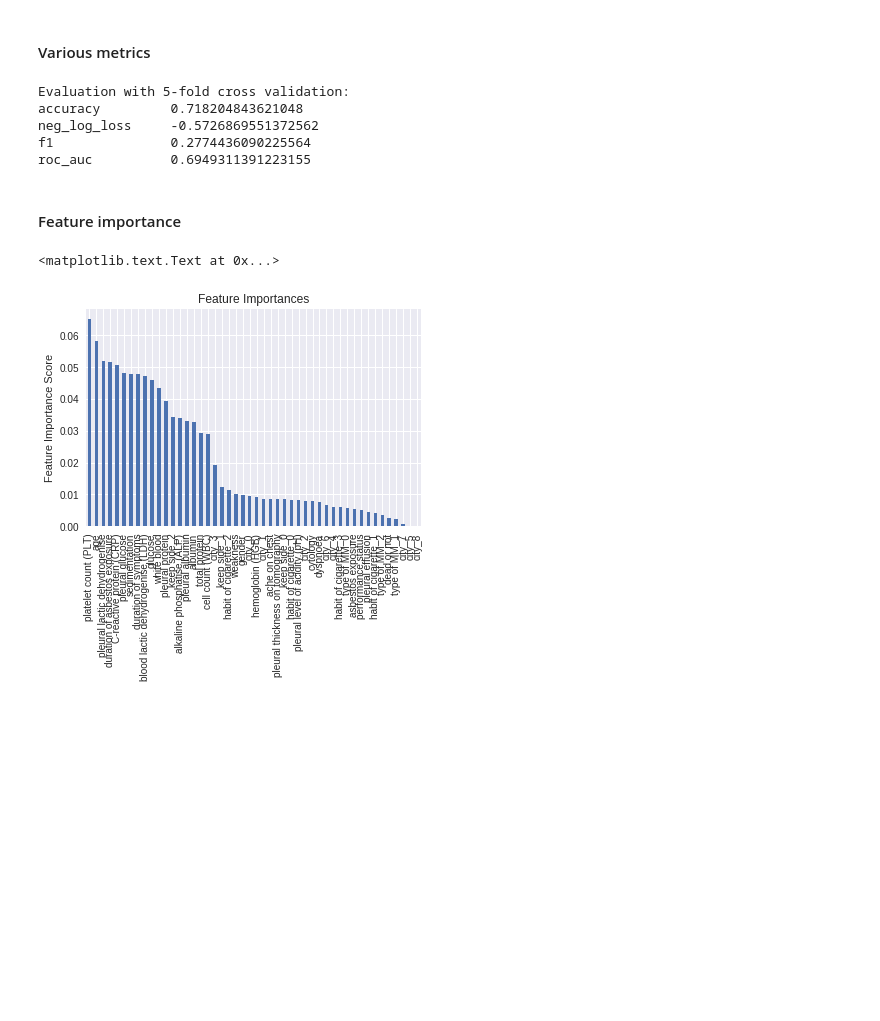
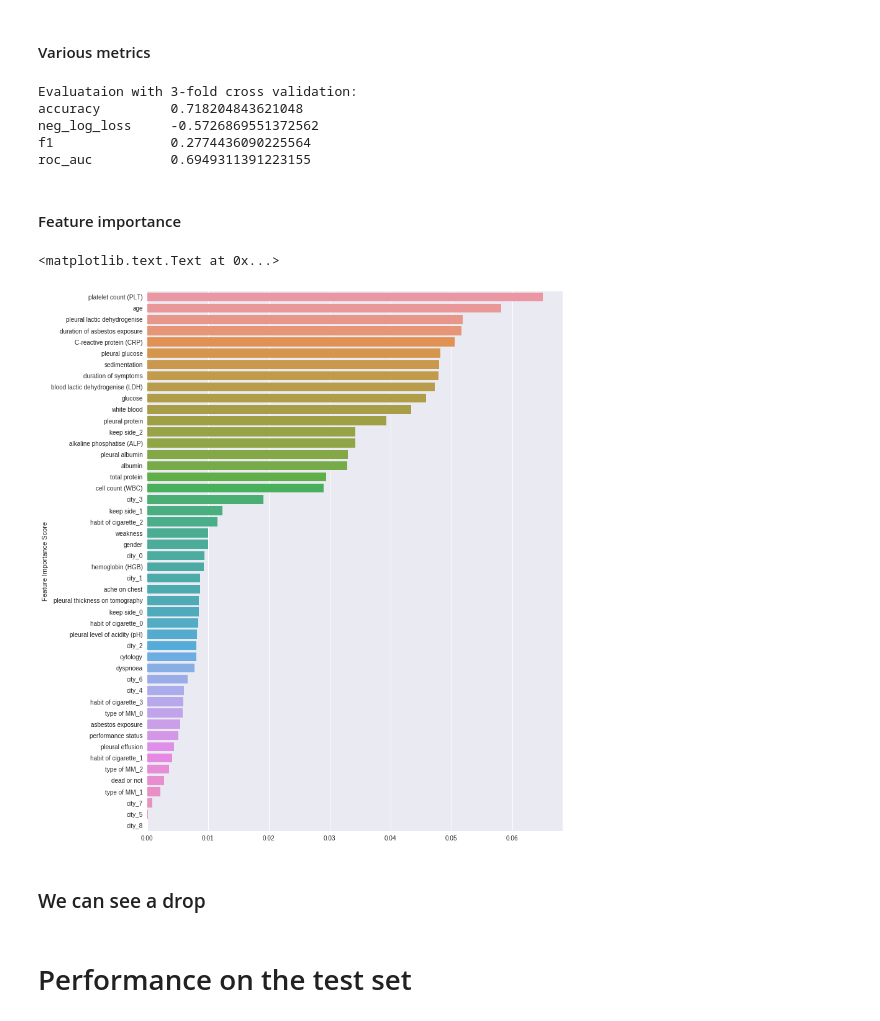
Before and after one commit to cheminfIBB/MM-diagnosis, a Jupyter notebook: random_forest_model.ipynb, the cells around one changed output. Cells and saved outputs as stored; diff of their text form; code cells hidden in the pictures; blank space fills up the shorter version.

```diff
--- a/random_forest_model.ipynb
+++ b/random_forest_model.ipynb
@@ -69,12 +72,12 @@ RandomForestClassifier(bootstrap=True, class_weight=None, criterion='gini',
 # %% [markdown]
 #### Various metrics
 # %%
-print('Evaluation with 5-fold cross validation:')
+print('Evaluataion with 3-fold cross validation:')
 for metric in ('accuracy', 'neg_log_loss', 'f1', 'roc_auc'):
     score = np.mean(cross_val_score(grid_model, X_train, y_train, scoring=metric, cv=5, n_jobs=-1))
     print('{:<10}\t {}'.format(metric, score))
 # %% [output]
-Evaluation with 5-fold cross validation:
+Evaluataion with 3-fold cross validation:
 accuracy         0.718204843621048
 neg_log_loss     -0.5726869551372562
 f1               0.2774436090225564
@@ -84,11 +87,17 @@ roc_auc          0.6949311391223155
 # %%
 f_imp = pd.Series(grid_model.feature_importances_, X_train.columns)
 f_imp = f_imp.sort_values(ascending=False)
-f_imp.plot(kind='bar', title='Feature Importances')
+plt.figure(figsize=(12,16))
+f_imp_plot = sns.barplot(y=f_imp.index, x=f_imp.values)
+#f_imp.plot(kind='bar', title='Feature Importances')
 plt.ylabel('Feature Importance Score')
 # %% [output]
 <matplotlib.text.Text at 0x...>
-[figure, old version]
+[figure, new version]
+# %% [markdown]
+### We can see a drop
+# %% [markdown]
+# Performance on the test set
 # %%
 fpr, tpr, thresholds = roc_curve(y_test, grid_model.predict_proba(X_test).T[1])
 plt.title('Receiver Operating Characteristic')
```
Also changed, not shown: parts of 5 cells of this notebook.
